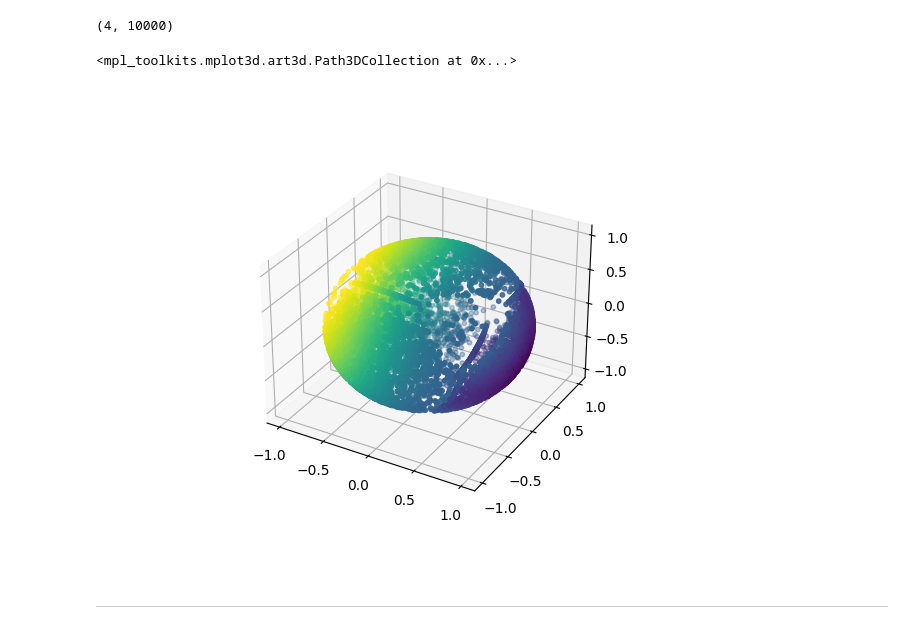
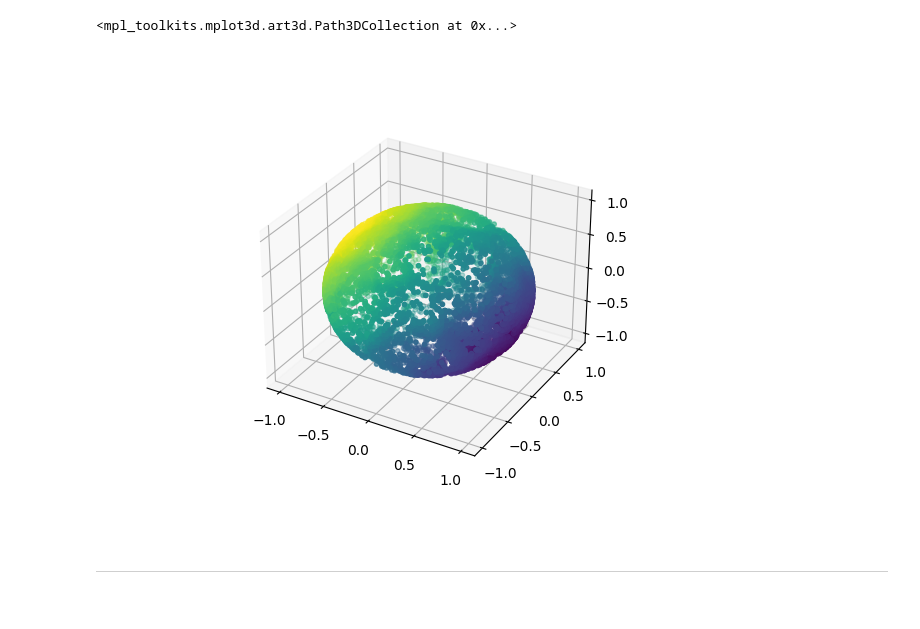
Before and after one commit to mtsch/DREiMac, a Jupyter notebook: docs/notebooks/test_complex_projective.ipynb, the cells around one changed output. Saved outputs shown, nothing was run; the diff lists cells and outputs as text; code cells hidden in the pictures.

Commit message:
general version working, example in notebook works well

```diff
--- a/docs/notebooks/test_complex_projective.ipynb
+++ b/docs/notebooks/test_complex_projective.ipynb
@@ -10,25 +1,37 @@ import numpy as np
 # %%
-data = GeometryExamples.sphere(10000)
+from dreimac import GeometryExamples, PlotUtils, CircleMapUtils, ComplexProjectiveCoords
 
-cpc = ComplexProjectiveCoords(data, n_landmarks=100)
+import numpy as np
+from persim import plot_diagrams
 
-projData = cpc.get_coordinates()
+%load_ext autoreload
+%autoreload 2
 
-hopf_map = np.array([
-    2*(np.prod(projData[[0,2],:],axis=0) + np.prod(projData[[1,3],:],axis=0)),
-    2*(np.prod(projData[[1,2],:],axis=0) - np.prod(projData[[0,3],:],axis=0)),
-    np.sum(projData[[0,1],:]**2,axis=0) - np.sum(projData[[2,3],:]**2,axis=0)
-])
-
-from mpl_toolkits.mplot3d import Axes3D
-import matplotlib.pyplot as plt
-fig = plt.figure()
-ax = plt.axes(projection='3d')
-ax.scatter3D(hopf_map[0], hopf_map[1], hopf_map[2],s=10, c=data[:,2])
+def hopf_map(X):
+    Y = X.T
+    return np.array([
+        2*(np.prod(Y[[0,2],:],axis=0) + np.prod(Y[[1,3],:],axis=0)),
+        2*(np.prod(Y[[1,2],:],axis=0) - np.prod(Y[[0,3],:],axis=0)),
+        np.sum(Y[[0,1],:]**2,axis=0) - np.sum(Y[[2,3],:]**2,axis=0)
+    ]).T
-# %% [output]
-(4, 10000)
-<mpl_toolkits.mplot3d.art3d.Path3DCollection at 0x...>
-[figure, removed]
+# %%
+data = GeometryExamples.sphere(10000)
+cpc = ComplexProjectiveCoords(data, n_landmarks=40)
+
+plot_diagrams(cpc.dgms_)
+# %%
+coords = cpc.get_coordinates()
+coords_R3 = hopf_map(coords)
+# %%
+%matplotlib widget
+from mpl_toolkits.mplot3d import Axes3D
+import matplotlib.pyplot as plt
+fig = plt.figure()
+ax = plt.axes(projection='3d')
+ax.scatter3D(coords_R3[:,0], coords_R3[:,1], coords_R3[:,2],s=10, c=data[:,2])
+# %% [output]
+<mpl_toolkits.mplot3d.art3d.Path3DCollection at 0x...>
+[figure, added]
 # %% [markdown]
 ---
 # %%
```
Also changed, not shown: parts of 2 cells of this notebook, 1 other file.
